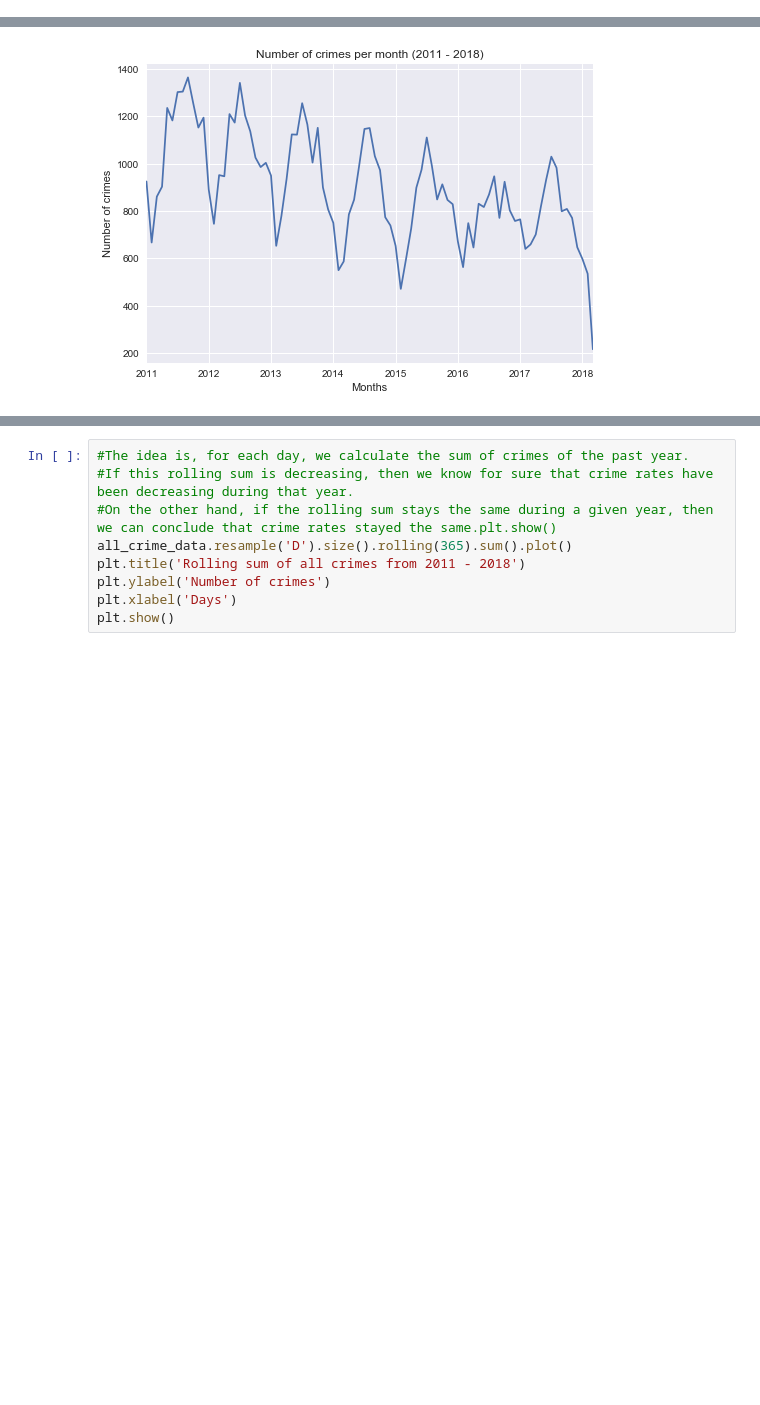
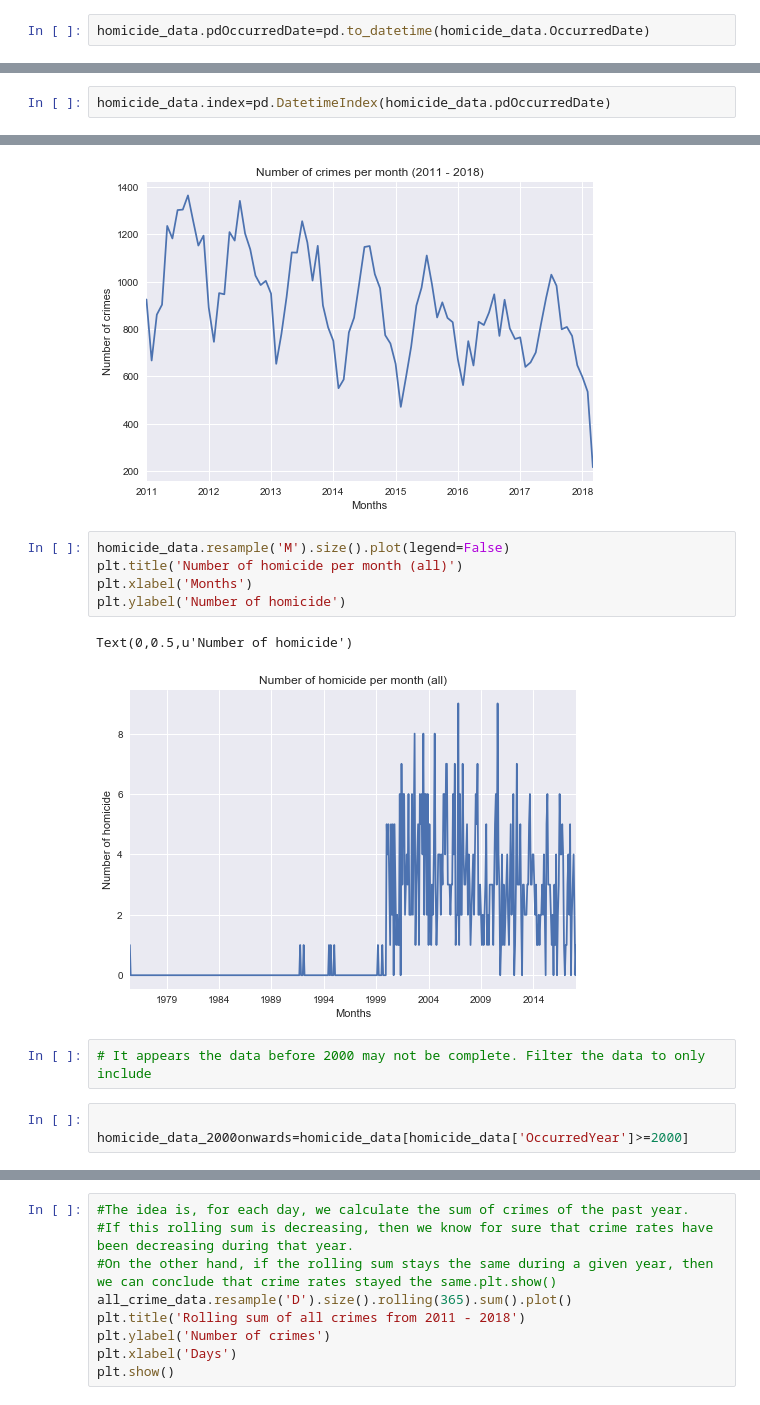
Before and after one commit to binshuangli/UPSTAT2018_RPDdata, a Jupyter notebook: EDA-extended.ipynb, the cells around one changed output, grey strips where cells are left out. Cells and saved outputs as stored; diff of their text form; blank space fills up the shorter version.

Commit message:
Added shootings and homicide data in EDA-extended

```diff
--- a/EDA-extended.ipynb
+++ b/EDA-extended.ipynb
@@ -44,0 +34,2 @@ homicide_data.describe()
+# %%
+homicide_data.pdOccurredDate=pd.to_datetime(homicide_data.OccurredDate)
@@ -67,3 +76,5 @@ all_crime_data.index=pd.DatetimeIndex(all_crime_data.pdOccurredFrom_time)
+# %%
+homicide_data.index=pd.DatetimeIndex(homicide_data.pdOccurredDate)
 # %%
 all_crime_data.resample('M').size().plot(legend=False)
 plt.title('Number of crimes per month (2011 - 2018)')
@@ -72,3 +83,16 @@ plt.ylabel('Number of crimes')
 # %% [output]
 Text(0,0.5,u'Number of crimes')
 [figure]
+# %%
+homicide_data.resample('M').size().plot(legend=False)
+plt.title('Number of homicide per month (all)')
+plt.xlabel('Months')
+plt.ylabel('Number of homicide')
+# %% [output]
+Text(0,0.5,u'Number of homicide')
+[figure, added]
+# %%
+# It appears the data before 2000 may not be complete. Filter the data to only include
+# %%
+
+homicide_data_2000onwards=homicide_data[homicide_data['OccurredYear']>=2000]
```
Also changed, not shown: parts of 11 cells of this notebook.
